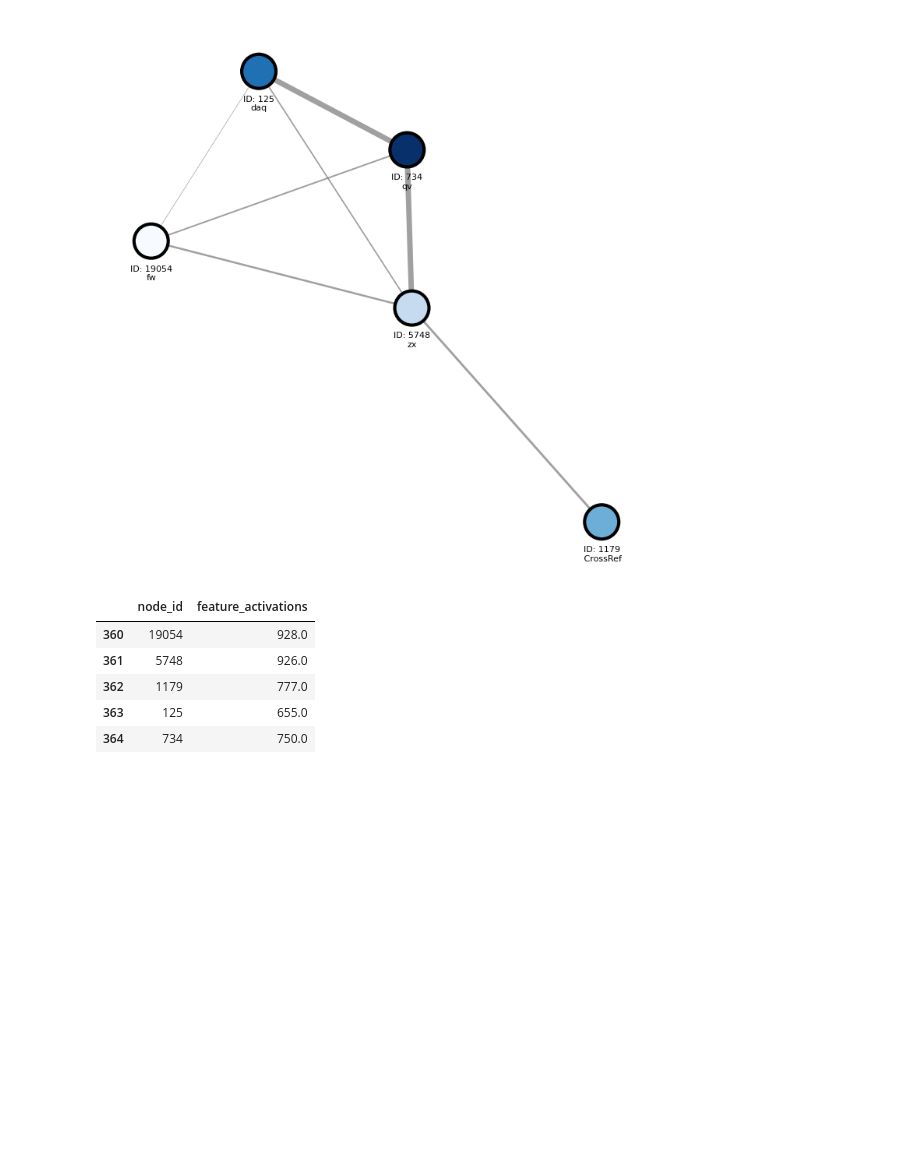
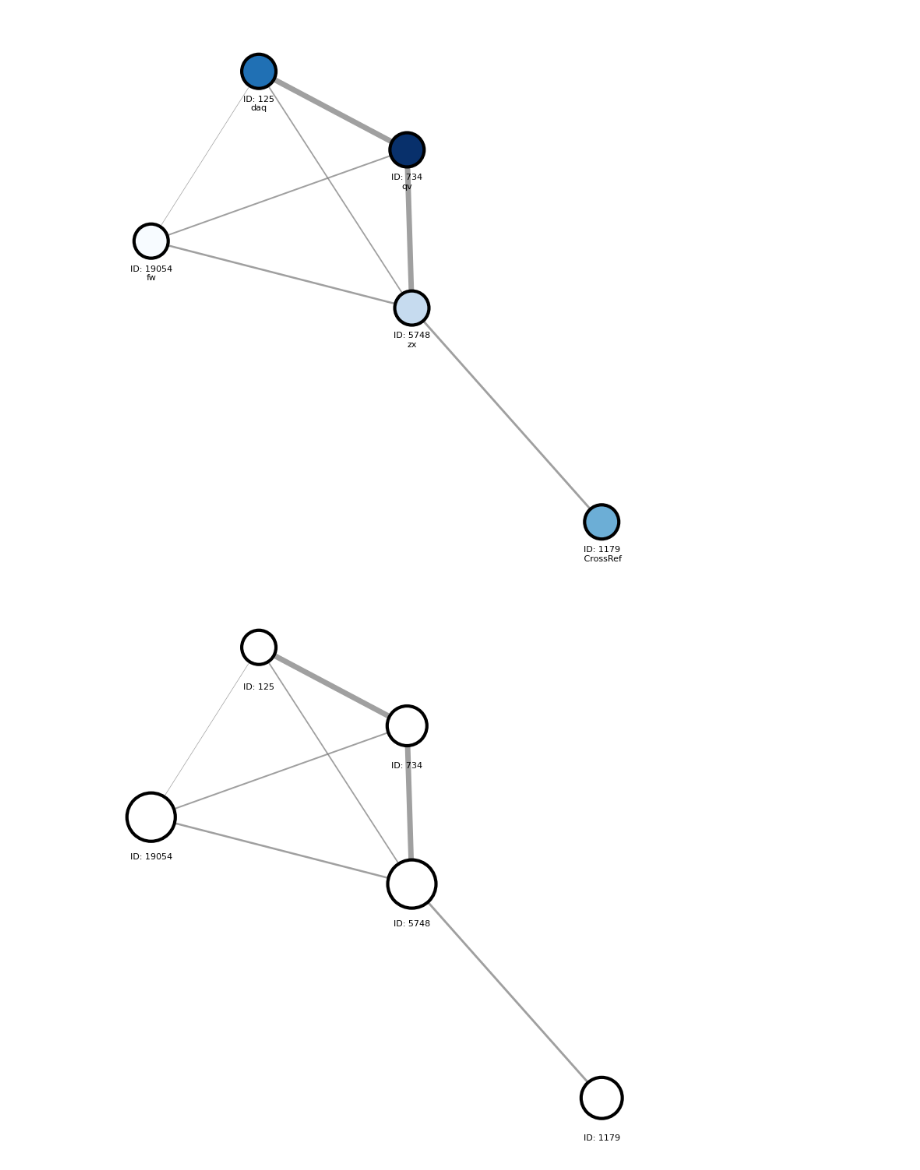
Before and after one commit to MClarke1991/sae_cooccurrence, a Jupyter notebook: temp/debug_plot_graph_from_matrix.ipynb, the cells around one changed output. Saved outputs shown, nothing was run; the diff lists cells and outputs as text; code cells hidden in the pictures; blank space fills up the shorter version.

```diff
--- a/temp/debug_plot_graph_from_matrix.ipynb
+++ b/temp/debug_plot_graph_from_matrix.ipynb
@@ -339,12 +380,3 @@ plot_subgraph_static_v3(
 )
 # %% [output]
 [figure]
-# %%
-subgraph_df.head()
-# %% [output]
-|  | node_id | feature_activations |
-| 360 | 19054 | 928.0 |
-| 361 | 5748 | 926.0 |
-| 362 | 1179 | 777.0 |
-| 363 | 125 | 655.0 |
-| 364 | 734 | 750.0 |
@@ -350,0 +507,4 @@ subgraph_df.head()
+# %%
+plot_subgraph_static_v4(subgraph, subgraph_df, node_df, colour_when_inactive=False)
+# %% [output]
+[figure, added]
```
Also changed, not shown: parts of 16 cells of this notebook.
